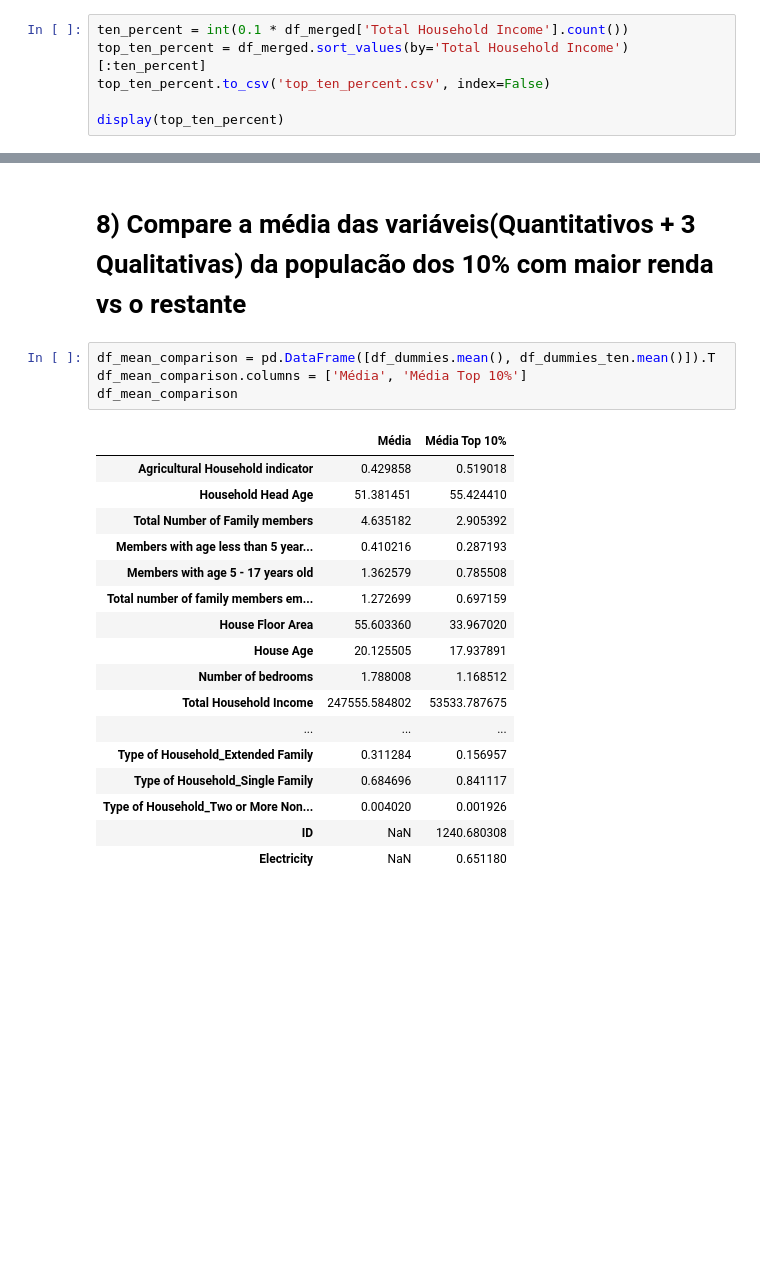
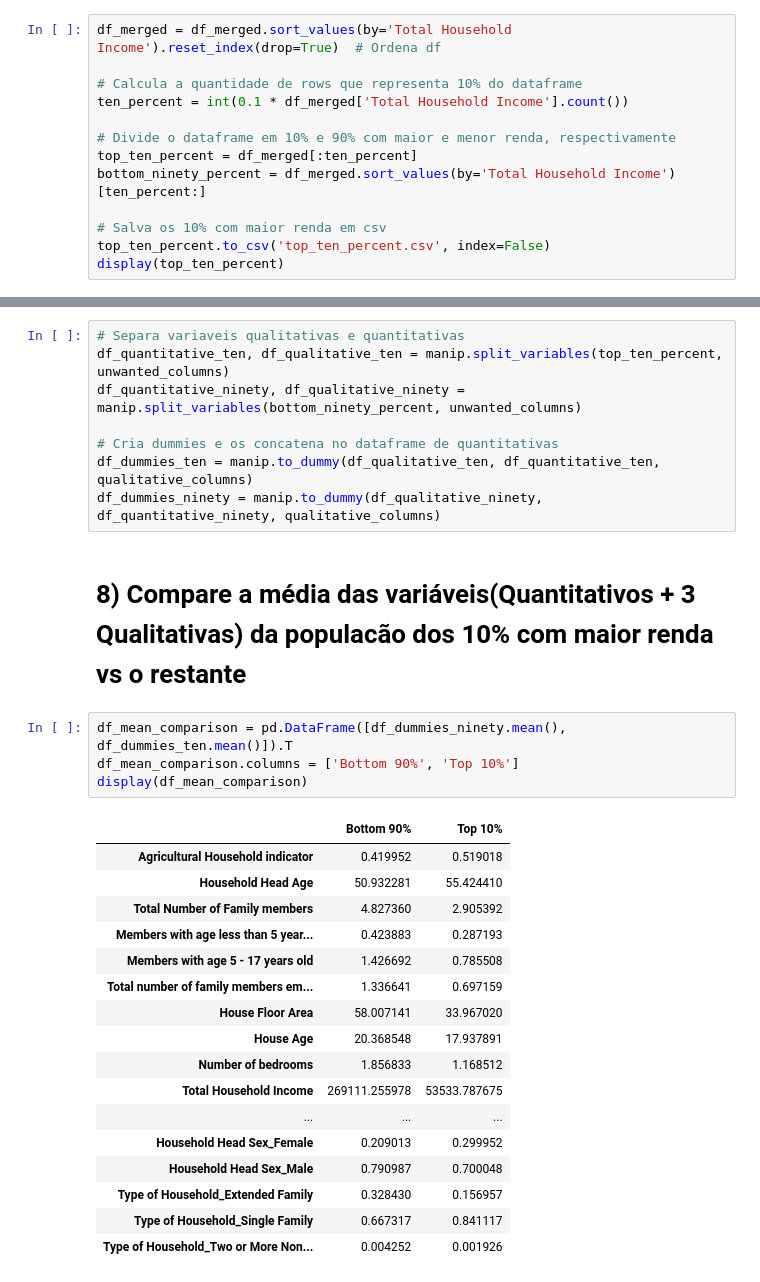
Before and after one commit to marcelaqueiroz/letscode_pandas, a Jupyter notebook: projeto_pandas.ipynb, the cells around one changed output, grey strips where cells are left out. Drawn from its saved outputs; the diff is of its cells as text; blank space fills up the shorter version.

```diff
--- a/projeto_pandas.ipynb
+++ b/projeto_pandas.ipynb
@@ -427,10 +354,17 @@ Type of Household
 # %% [markdown]
 # 6) Separe os 10% com maior renda (Ordem decrescente) em um novo csv
 # %%
+df_merged = df_merged.sort_values(by='Total Household Income').reset_index(drop=True)  # Ordena df
+
+# Calcula a quantidade de rows que representa 10% do dataframe
 ten_percent = int(0.1 * df_merged['Total Household Income'].count())
-top_ten_percent = df_merged.sort_values(by='Total Household Income')[:ten_percent]
+
+# Divide o dataframe em 10% e 90% com maior e menor renda, respectivamente
+top_ten_percent = df_merged[:ten_percent]
+bottom_ninety_percent = df_merged.sort_values(by='Total Household Income')[ten_percent:]
+
+# Salva os 10% com maior renda em csv
 top_ten_percent.to_csv('top_ten_percent.csv', index=False)
-
 display(top_ten_percent)
 # %% [output]
 |  | ID | Region | Main Source of Income | Agricultural Household indicator | Household Head Sex | Household Head Age | ... |
@@ -468,24 +404,32 @@ df_dummies_ten = to_dummy(df_qualitative_ten, df_quantitative_ten)
+# %%
+# Separa variaveis qualitativas e quantitativas
+df_quantitative_ten, df_qualitative_ten = manip.split_variables(top_ten_percent, unwanted_columns)
+df_quantitative_ninety, df_qualitative_ninety = manip.split_variables(bottom_ninety_percent, unwanted_columns)
+
+# Cria dummies e os concatena no dataframe de quantitativas
+df_dummies_ten = manip.to_dummy(df_qualitative_ten, df_quantitative_ten, qualitative_columns)
+df_dummies_ninety = manip.to_dummy(df_qualitative_ninety, df_quantitative_ninety, qualitative_columns)
 # %% [markdown]
 # 8) Compare a média das variáveis(Quantitativos + 3 Qualitativas) da populacão dos 10% com maior renda vs o restante
 # %%
-df_mean_comparison = pd.DataFrame([df_dummies.mean(), df_dummies_ten.mean()]).T
-df_mean_comparison.columns = ['Média', 'Média Top 10%']
-df_mean_comparison
+df_mean_comparison = pd.DataFrame([df_dummies_ninety.mean(), df_dummies_ten.mean()]).T
+df_mean_comparison.columns = ['Bottom 90%', 'Top 10%']
+display(df_mean_comparison)
 # %% [output]
-|  | Média | Média Top 10% |
-| Agricultural Household indicator | 0.429858 | 0.519018 |
-| Household Head Age | 51.381451 | 55.424410 |
-| Total Number of Family members | 4.635182 | 2.905392 |
-| Members with age less than 5 year... | 0.410216 | 0.287193 |
-| Members with age 5 - 17 years old | 1.362579 | 0.785508 |
-| Total number of family members em... | 1.272699 | 0.697159 |
-| House Floor Area | 55.603360 | 33.967020 |
-| House Age | 20.125505 | 17.937891 |
-| Number of bedrooms | 1.788008 | 1.168512 |
-| Total Household Income | 247555.584802 | 53533.787675 |
+|  | Bottom 90% | Top 10% |
+| Agricultural Household indicator | 0.419952 | 0.519018 |
+| Household Head Age | 50.932281 | 55.424410 |
+| Total Number of Family members | 4.827360 | 2.905392 |
+| Members with age less than 5 year... | 0.423883 | 0.287193 |
+| Members with age 5 - 17 years old | 1.426692 | 0.785508 |
+| Total number of family members em... | 1.336641 | 0.697159 |
+| House Floor Area | 58.007141 | 33.967020 |
+| House Age | 20.368548 | 17.937891 |
+| Number of bedrooms | 1.856833 | 1.168512 |
+| Total Household Income | 269111.255978 | 53533.787675 |
 | ... | ... | ... |
-| Type of Household_Extended Family | 0.311284 | 0.156957 |
-| Type of Household_Single Family | 0.684696 | 0.841117 |
-| Type of Household_Two or More Non... | 0.004020 | 0.001926 |
-| ID | NaN | 1240.680308 |
-| Electricity | NaN | 0.651180 |
+| Household Head Sex_Female | 0.209013 | 0.299952 |
+| Household Head Sex_Male | 0.790987 | 0.700048 |
+| Type of Household_Extended Family | 0.328430 | 0.156957 |
+| Type of Household_Single Family | 0.667317 | 0.841117 |
+| Type of Household_Two or More Non... | 0.004252 | 0.001926 |
```
Also changed, not shown: parts of 11 cells of this notebook, 2 other files.
